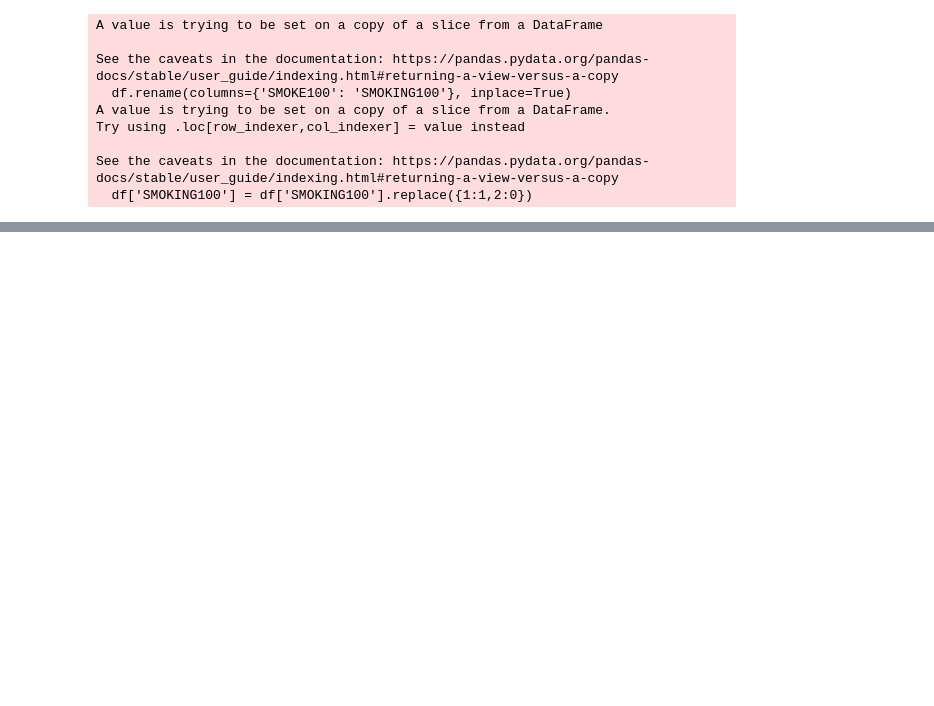
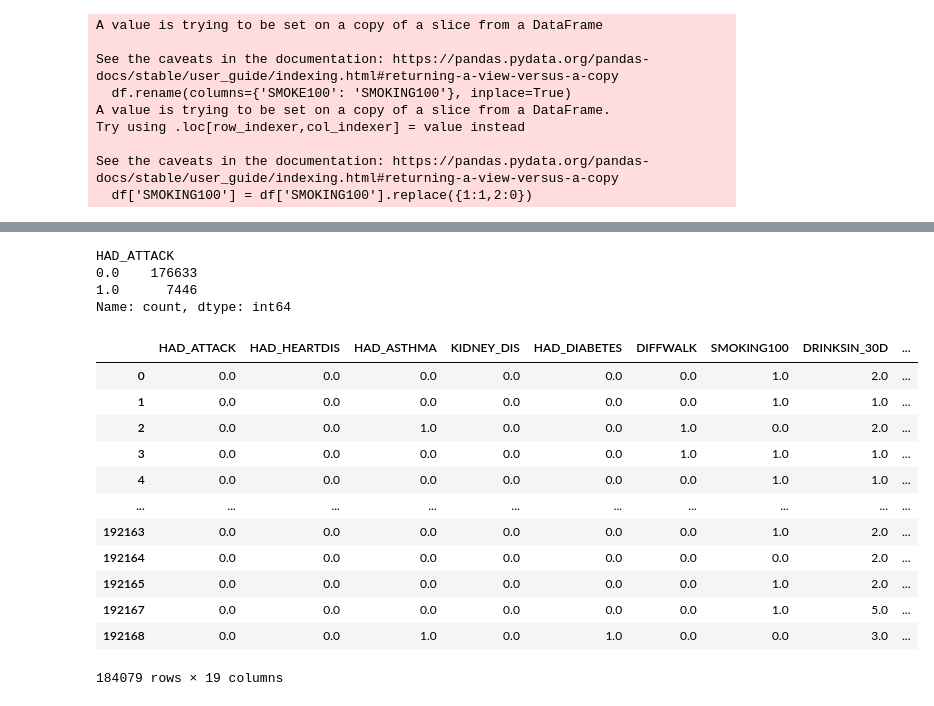
Before and after one commit to Abhikumar199/Early-stage-Heart-attack-prediction, a Jupyter notebook: feature_eng.ipynb, the cells around one changed output, grey strips where cells are left out. Drawn from its saved outputs; the diff is of its cells as text; code cells hidden in the pictures; blank space fills up the shorter version.

```diff
--- a/feature_eng.ipynb
+++ b/feature_eng.ipynb
@@ -231,0 +274,2 @@ df = df.dropna(subset=['WEIGHT_KG'])
+# %%
+df=df[~df['HAD_HEARTDIS'].isin([7])]
@@ -231,0 +298,30 @@ df = df.dropna(subset=['WEIGHT_KG'])
+# %%
+df.rename(columns={'Heavy_drinkers': 'HEAVY_DRINKERS'}, inplace=True)
+# %%
+df['HAD_ATTACK'].value_counts()
+# %% [output]
+HAD_ATTACK
+0.0    176633
+1.0      7446
+Name: count, dtype: int64
+# %%
+df.rename(columns={'had_hattack': 'HAD_ATTACK'}, inplace=True)
+df['HAD_ATTACK'] = df['HAD_ATTACK'].replace({1:1,2:0})
+# %%
+df=df[~df['HAD_ATTACK'].isin([7,9])]
+# %%
+df
+# %% [output]
+|  | HAD_ATTACK | HAD_HEARTDIS | HAD_ASTHMA | KIDNEY_DIS | HAD_DIABETES | DIFFWALK | SMOKING100 | DRINKSIN_30D | ... |
+| 0 | 0.0 | 0.0 | 0.0 | 0.0 | 0.0 | 0.0 | 1.0 | 2.0 | ... |
+| 1 | 0.0 | 0.0 | 0.0 | 0.0 | 0.0 | 0.0 | 1.0 | 1.0 | ... |
+| 2 | 0.0 | 0.0 | 1.0 | 0.0 | 0.0 | 1.0 | 0.0 | 2.0 | ... |
+| 3 | 0.0 | 0.0 | 0.0 | 0.0 | 0.0 | 1.0 | 1.0 | 1.0 | ... |
+| 4 | 0.0 | 0.0 | 0.0 | 0.0 | 0.0 | 0.0 | 1.0 | 1.0 | ... |
+| ... | ... | ... | ... | ... | ... | ... | ... | ... | ... |
+| 192163 | 0.0 | 0.0 | 0.0 | 0.0 | 0.0 | 0.0 | 1.0 | 2.0 | ... |
+| 192164 | 0.0 | 0.0 | 0.0 | 0.0 | 0.0 | 0.0 | 0.0 | 2.0 | ... |
+| 192165 | 0.0 | 0.0 | 0.0 | 0.0 | 0.0 | 0.0 | 1.0 | 2.0 | ... |
+| 192167 | 0.0 | 0.0 | 0.0 | 0.0 | 0.0 | 0.0 | 1.0 | 5.0 | ... |
+| 192168 | 0.0 | 0.0 | 1.0 | 0.0 | 1.0 | 0.0 | 0.0 | 3.0 | ... |
+184079 rows × 19 columns
```
Also changed, not shown: parts of 31 cells of this notebook, 4 other files.
